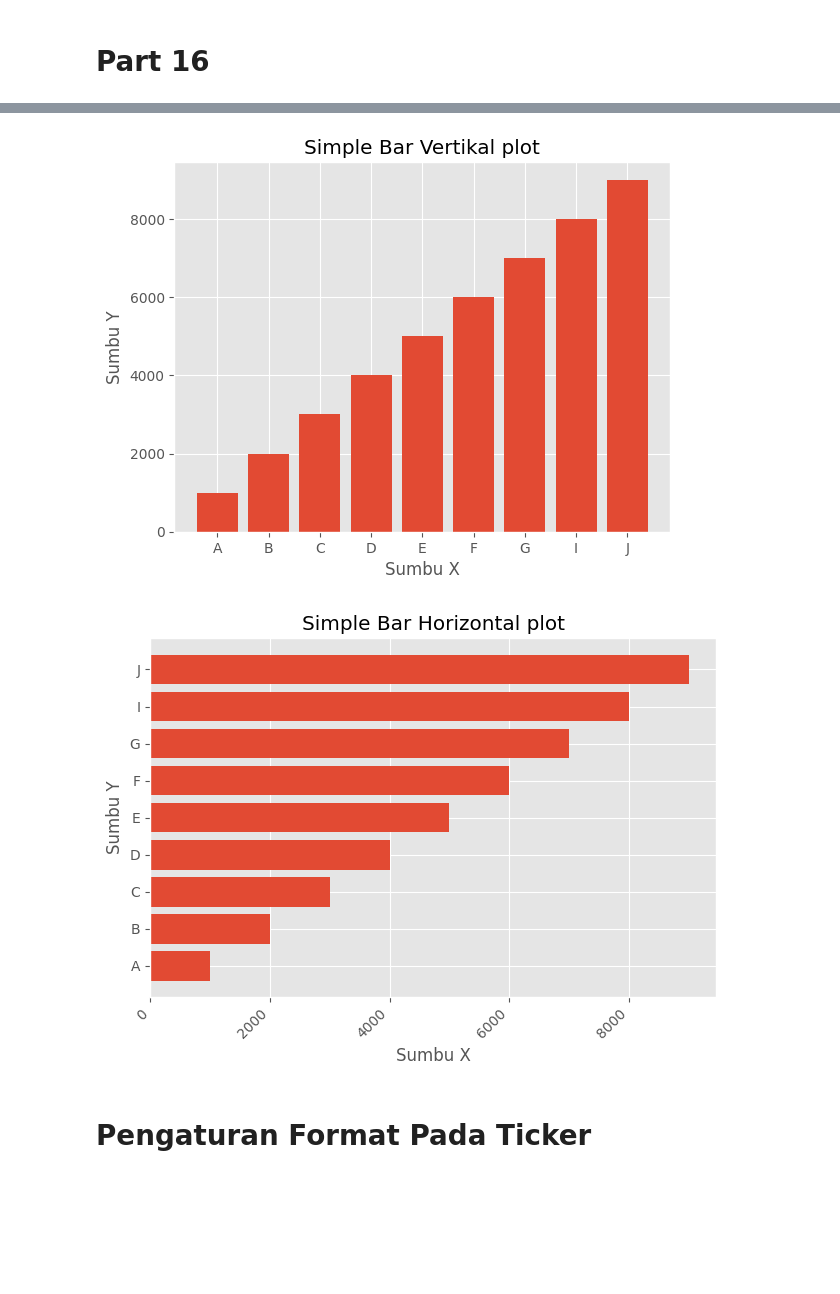
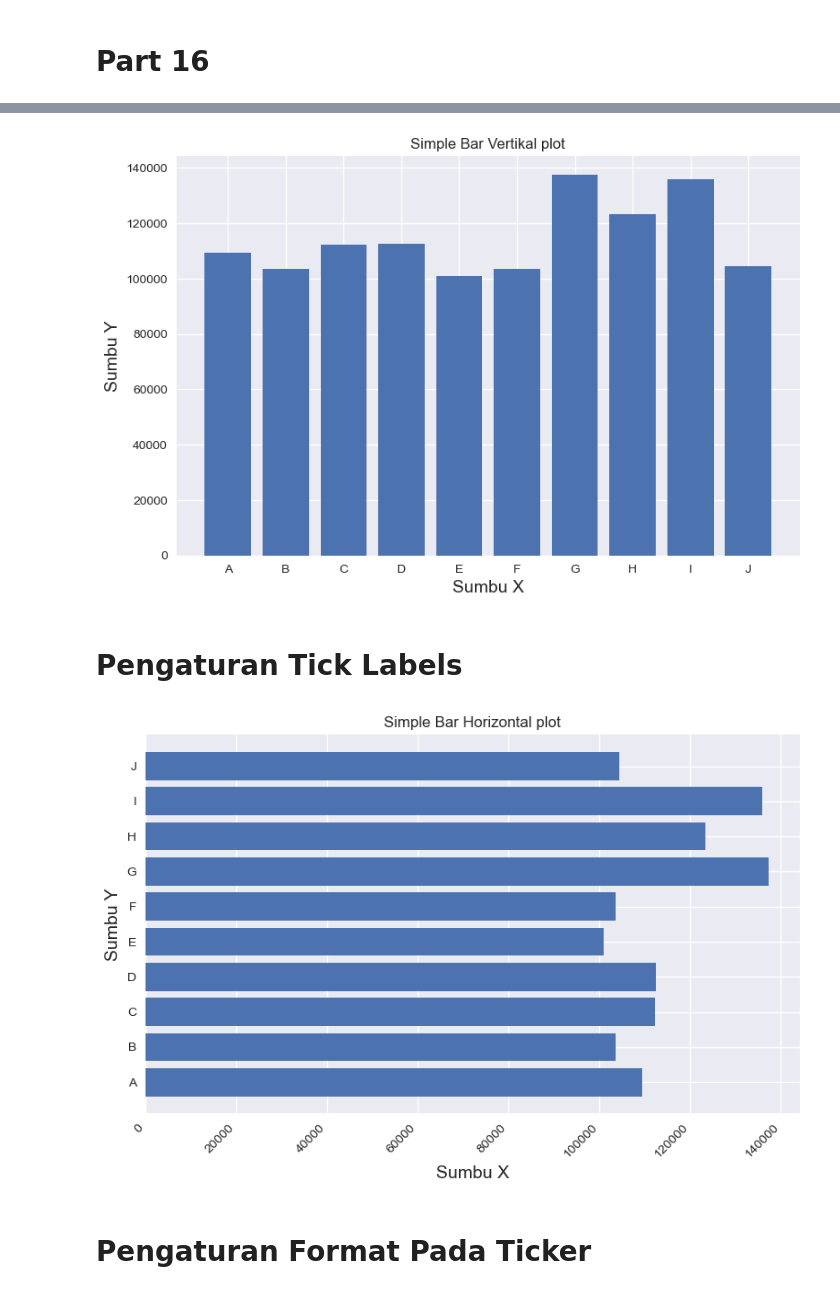
Before and after one commit to alimasyhuriasghor/repo-matplotlib-dari-laptop-hp, a Jupyter notebook: part 16.ipynb, the cells around one changed output, grey strips where cells are left out. Cells and saved outputs as stored; diff of their text form; code cells hidden in the pictures; blank space fills up the shorter version.

```diff
--- a/part 16.ipynb
+++ b/part 16.ipynb
@@ -8,14 +9,16 @@ import numpy as np
 # %%
 data = {
-    'A':1000,
-    'B':2000,
-    'C':3000,
-    'D':4000,
-    'E':5000,
-    'F':6000,
-    'G':7000,
-    'I':8000,
-    'J':9000
+    'A':109438,
+    'B':103569,
+    'C':112214,
+    'D':112591,
+    'E':100934,
+    'F':103660,
+    'G':137351,
+    'H':123381,
+    'I':135841,
+    'J':104437
 }
-data
+df = pd.Series(data)
+df
 # %% [output]
@@ -50,2 +66,2 @@ plt.show()
 # %%
-plt.style.use('ggplot')
+plt.style.available
@@ -52,15 +86,19 @@ plt.style.use('ggplot')
 # %%
+plt.style.use('seaborn-v0_8')
+
 fig, ax = plt.subplots()
 
 ax.bar(items,count)
 
 ax.set_xlabel('Sumbu X')
 ax.set_ylabel('Sumbu Y')
 ax.set_title('Simple Bar Vertikal plot')
 
 plt.show()
 # %% [output]
-[figure, old version]
+[figure, new version]
+# %% [markdown]
+# Pengaturan Tick Labels
 # %%
 fig, ax = plt.subplots()
 
@@ -78,7 +116,7 @@ plt.setp(labels,rotation=45
 fig.tight_layout()
 plt.show()
 # %% [output]
-[figure, old version]
+[figure, new version]
 # %% [markdown]
 # Pengaturan Format Pada Ticker
 # %%
```
Also changed, not shown: parts of 16 cells of this notebook, 1 other file.
